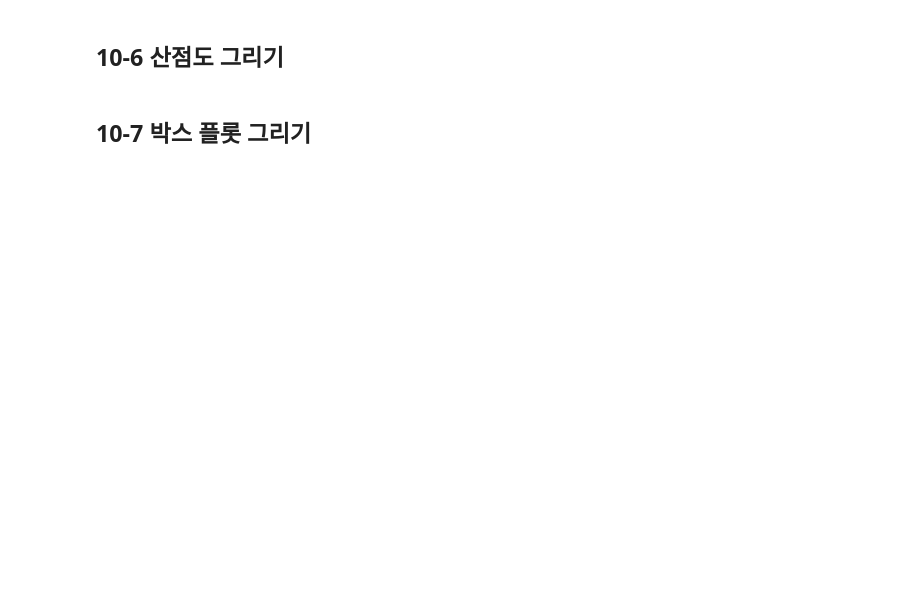
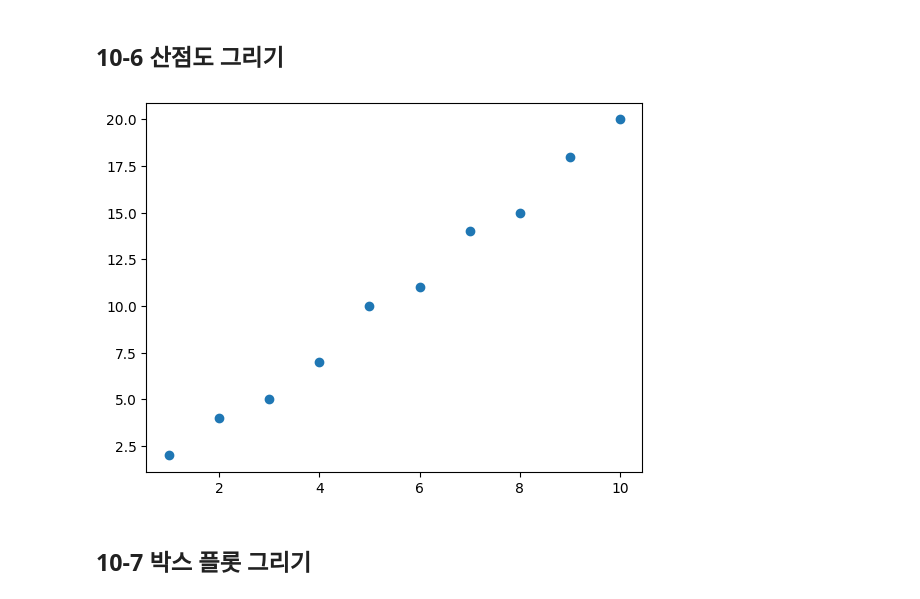
Before and after one commit to jj-it-lab/Data-Analysis-with-Open-Source, a Jupyter notebook: 오픈소스_데이터_분석_10강.ipynb, the cells around one changed output. Saved outputs shown, nothing was run; the diff lists cells and outputs as text; code cells hidden in the pictures; blank space fills up the shorter version.

```diff
--- a/오픈소스_데이터_분석_10강.ipynb
+++ b/오픈소스_데이터_분석_10강.ipynb
@@ -133,13 +139,15 @@ plt.show()
 # %%
 import matplotlib.pyplot as plt
 
 ## 데이터 정의
 x = [1, 2, 3, 4, 5, 6, 7, 8, 9, 10]
 y = [2, 4, 5, 7, 10, 11, 14, 15, 18, 20]
 
 ## 산점도 그리기
-
+plt.scatter(x,y)
 plt.show()
+# %% [output]
+[figure, added]
 # %% [markdown]
 ## 10-7 박스 플롯 그리기
 # %%
```
Also changed, not shown: parts of 6 cells of this notebook.
